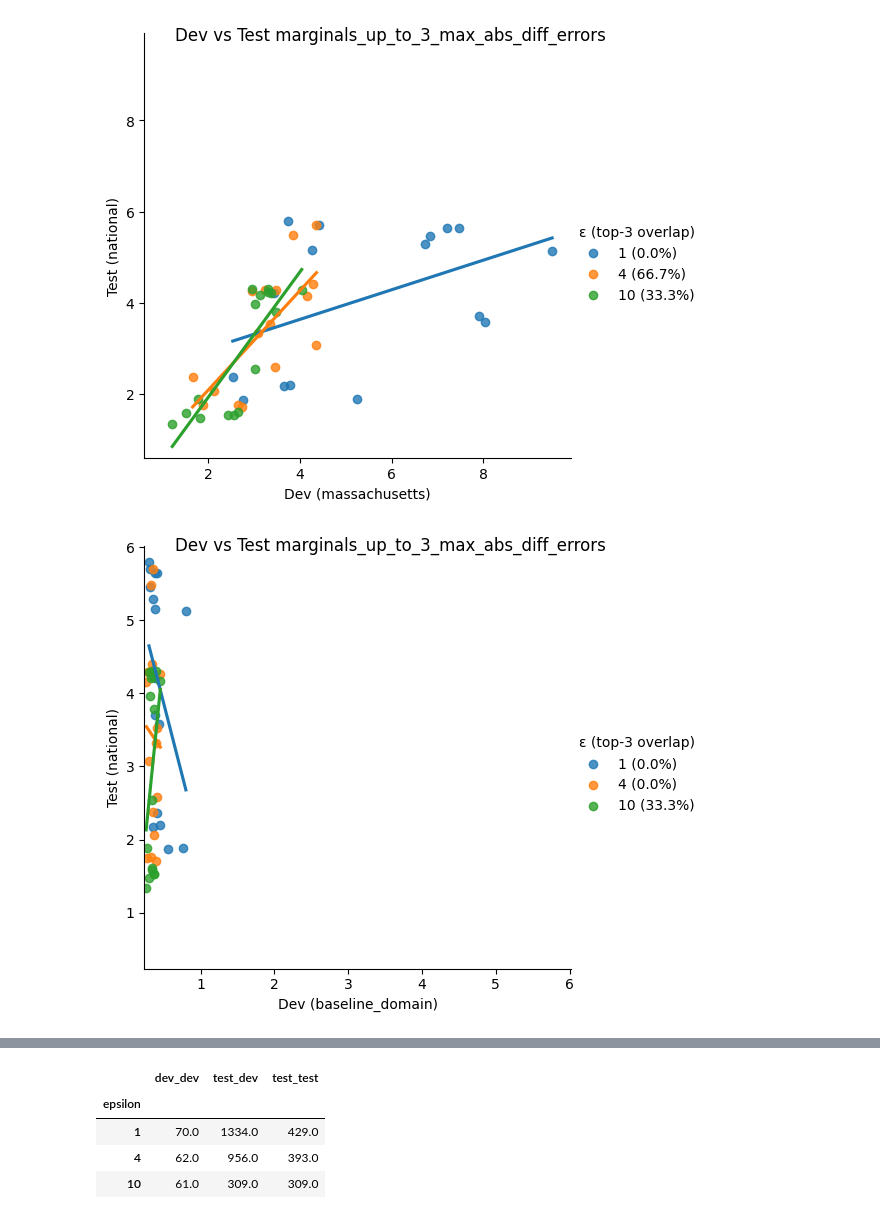
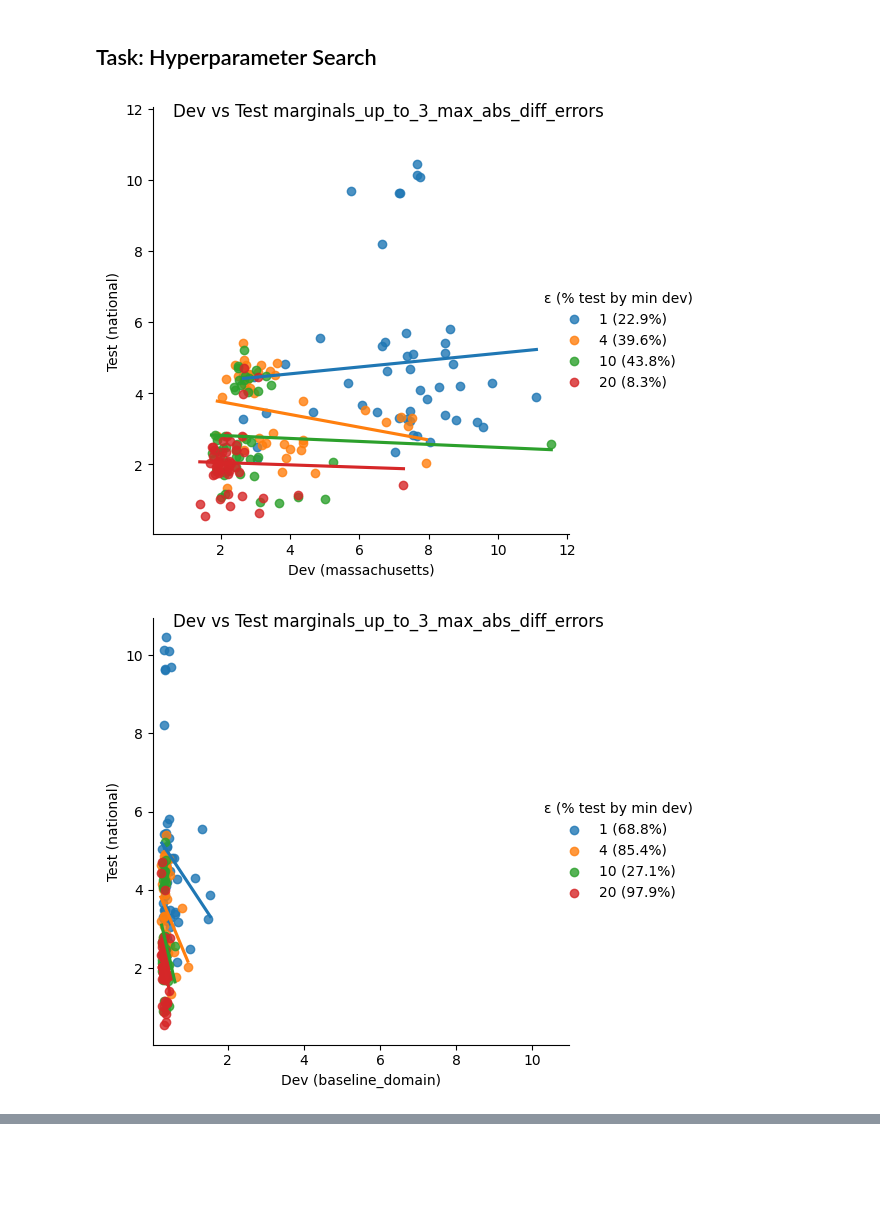
Before and after one commit to shlomihod/YDNPD, a Jupyter notebook: demo.ipynb, the cells around one changed output, grey strips where cells are left out. Saved outputs shown, nothing was run; the diff lists cells and outputs as text; code cells hidden in the pictures; blank space fills up the shorter version.

```diff
--- a/demo.ipynb
+++ b/demo.ipynb
@@ -27,0 +55,16 @@ hparams_mwem_results = pickle.load(open("hparams_mwem_results.pkl", "rb"))
+# %%
+hparam_tasks_results = {}
+
+for synth_name in tqdm(EXPERIMENT_SYNTHESIZERS):
+
+    task = HyperParamSearchTask(epsilons=EPSILONS,
+                                synth_name=synth_name,
+                                hparam_dims=HPARAMS_DIMS[synth_name])
+    results = {}
+
+    for dataset_name, (dataset, schema) in tqdm(DATASETS.items()):
+
+        with suppress_output():
+            results[dataset_name] = task.execute(dataset, schema)
+
+    hparam_tasks_results[synth_name] = (task, results)
@@ -28,11 +140,11 @@ hparams_mwem_results = pickle.load(open("hparams_mwem_results.pkl", "rb"))
+# %% [markdown]
+## Task: Hyperparameter Search
 # %%
-EXPERIMENTS = [("massachusetts", "national"),
-               ("baseline_domain", "national")]
-
-for dev_name, test_name in EXPERIMENTS:
-    hparam_mwem_task.plot(hparams_mwem_results,
-                          dev_name=dev_name,
-                          test_name=test_name)
+for synth_name, (hparam_task, hparam_results) in hparam_tasks_results.items():
+    for dev_name, test_name in EXPERIMENTS:
+        hparam_task.plot(hparam_results,
+                         dev_name=dev_name,
+                         test_name=test_name)
 # %% [output]
-[figure, old version]
+[figure, new version]
-[figure, old version]
+[figure, new version]
@@ -39,12 +152,0 @@ for dev_name, test_name in EXPERIMENTS:
-# %%
-tradeoff_mwem_task = PrivacyUtilityTradeoffTask(hparam_mwem_task)
-
-tradeoff_mwem_task.evaluate(hparams_mwem_results,
-                            dev_name="baseline_domain",
-                            test_name="national")
-# %% [output]
-|  | dev_dev | test_dev | test_test |
-| epsilon |  |  |  |
-| 1 | 70.0 | 1334.0 | 429.0 |
-| 4 | 62.0 | 956.0 | 393.0 |
-| 10 | 61.0 | 309.0 | 309.0 |
```
Also changed, not shown: parts of 12 cells of this notebook.
